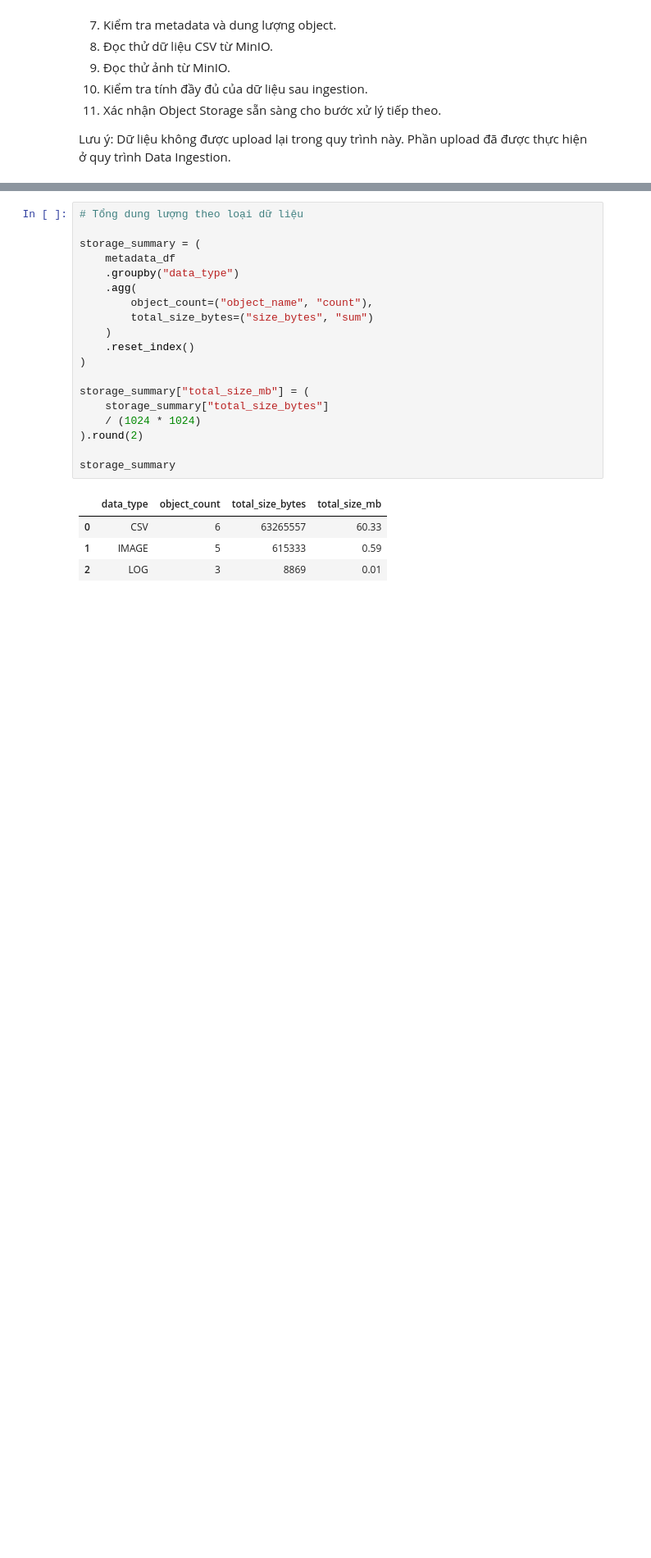
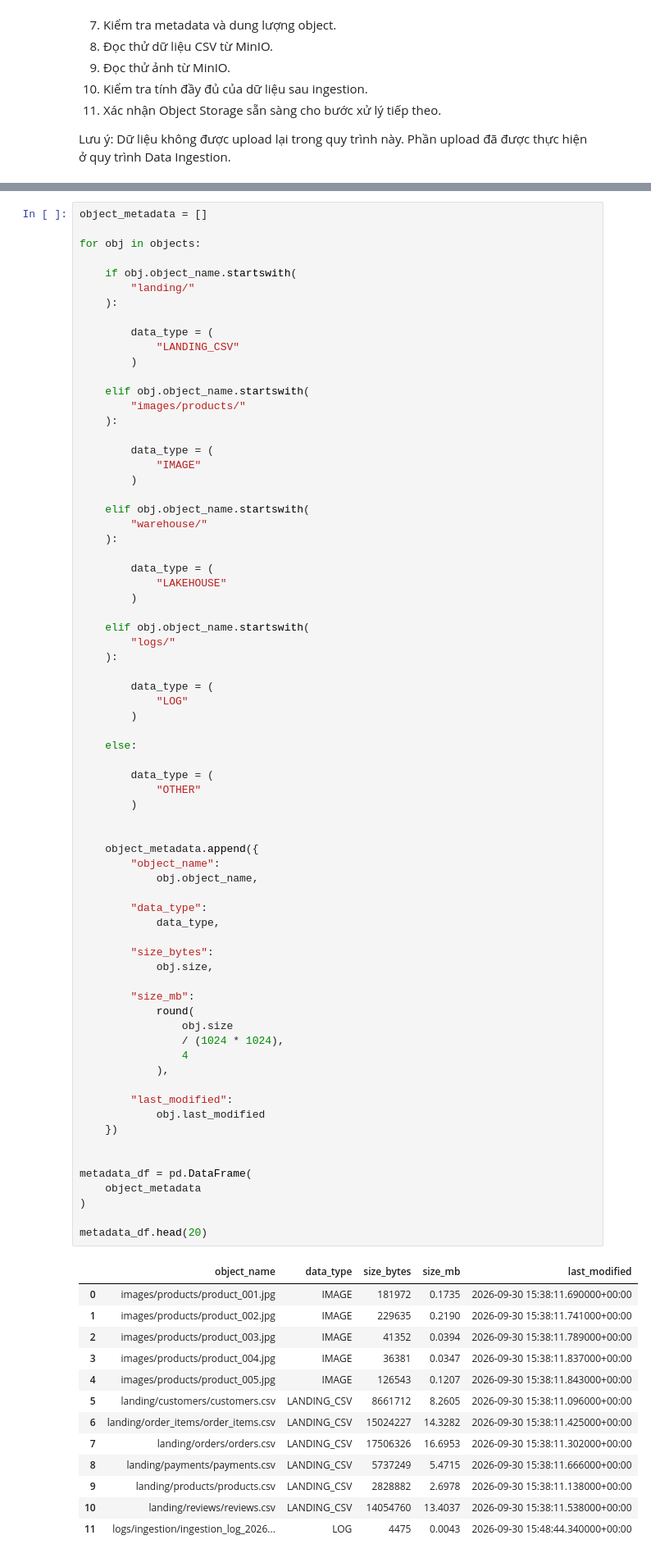
Before and after one commit to vanbun404/E-commerce-Data-Lakehouse-Project, a Jupyter notebook: notebooks/03_object_storage_minio.ipynb, the cells around one changed output, grey strips where cells are left out. Shown at 82% size. Saved outputs shown, nothing was run; the diff lists cells and outputs as text; blank space fills up the shorter version.

```diff
--- a/notebooks/03_object_storage_minio.ipynb
+++ b/notebooks/03_object_storage_minio.ipynb
@@ -306,25 +339,86 @@ metadata_df.head(20)
 # %%
-# Tổng dung lượng theo loại dữ liệu
+object_metadata = []
 
-storage_summary = (
-    metadata_df
-    .groupby("data_type")
-    .agg(
-        object_count=("object_name", "count"),
-        total_size_bytes=("size_bytes", "sum")
-    )
-    .reset_index()
+for obj in objects:
+
+    if obj.object_name.startswith(
+        "landing/"
+    ):
+
+        data_type = (
+            "LANDING_CSV"
+        )
+
+    elif obj.object_name.startswith(
+        "images/products/"
+    ):
+
+        data_type = (
+            "IMAGE"
+        )
+
+    elif obj.object_name.startswith(
+        "warehouse/"
+    ):
+
+        data_type = (
+            "LAKEHOUSE"
+        )
+
+    elif obj.object_name.startswith(
+        "logs/"
+    ):
+
+        data_type = (
+            "LOG"
+        )
+
+    else:
+
+        data_type = (
+            "OTHER"
+        )
+
+
+    object_metadata.append({
+        "object_name":
+            obj.object_name,
+
+        "data_type":
+            data_type,
+
+        "size_bytes":
+            obj.size,
+
+        "size_mb":
+            round(
+                obj.size
+                / (1024 * 1024),
+                4
+            ),
+
+        "last_modified":
+            obj.last_modified
+    })
+
+
+metadata_df = pd.DataFrame(
+    object_metadata
 )
 
-storage_summary["total_size_mb"] = (
-    storage_summary["total_size_bytes"]
-    / (1024 * 1024)
-).round(2)
-
-storage_summary
+metadata_df.head(20)
 # %% [output]
-|  | data_type | object_count | total_size_bytes | total_size_mb |
-| 0 | CSV | 6 | 63265557 | 60.33 |
-| 1 | IMAGE | 5 | 615333 | 0.59 |
-| 2 | LOG | 3 | 8869 | 0.01 |
+|  | object_name | data_type | size_bytes | size_mb | last_modified |
+| 0 | images/products/product_001.jpg | IMAGE | 181972 | 0.1735 | 2026-09-30 15:38:11.690000+00:00 |
+| 1 | images/products/product_002.jpg | IMAGE | 229635 | 0.2190 | 2026-09-30 15:38:11.741000+00:00 |
+| 2 | images/products/product_003.jpg | IMAGE | 41352 | 0.0394 | 2026-09-30 15:38:11.789000+00:00 |
+| 3 | images/products/product_004.jpg | IMAGE | 36381 | 0.0347 | 2026-09-30 15:38:11.837000+00:00 |
+| 4 | images/products/product_005.jpg | IMAGE | 126543 | 0.1207 | 2026-09-30 15:38:11.843000+00:00 |
+| 5 | landing/customers/customers.csv | LANDING_CSV | 8661712 | 8.2605 | 2026-09-30 15:38:11.096000+00:00 |
+| 6 | landing/order_items/order_items.csv | LANDING_CSV | 15024227 | 14.3282 | 2026-09-30 15:38:11.425000+00:00 |
+| 7 | landing/orders/orders.csv | LANDING_CSV | 17506326 | 16.6953 | 2026-09-30 15:38:11.302000+00:00 |
+| 8 | landing/payments/payments.csv | LANDING_CSV | 5737249 | 5.4715 | 2026-09-30 15:38:11.666000+00:00 |
+| 9 | landing/products/products.csv | LANDING_CSV | 2828882 | 2.6978 | 2026-09-30 15:38:11.138000+00:00 |
+| 10 | landing/reviews/reviews.csv | LANDING_CSV | 14054760 | 13.4037 | 2026-09-30 15:38:11.538000+00:00 |
+| 11 | logs/ingestion/ingestion_log_2026... | LOG | 4475 | 0.0043 | 2026-09-30 15:48:44.340000+00:00 |
 # %%
```
Also changed, not shown: parts of 18 cells of this notebook, 14 other files.
